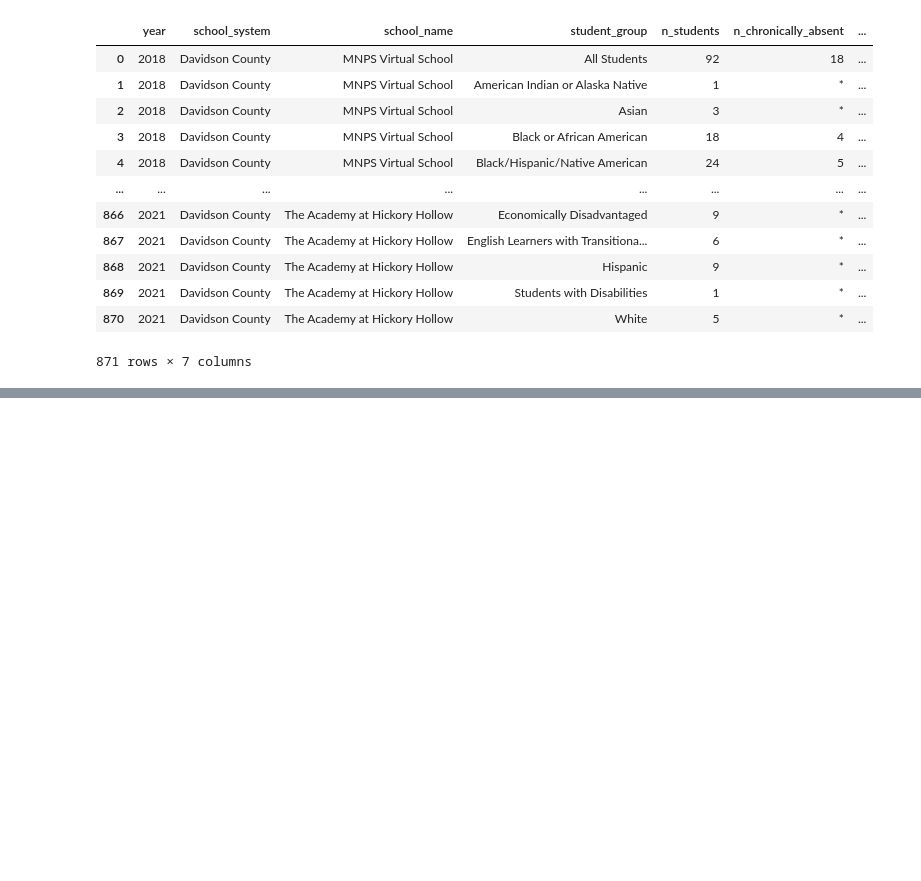
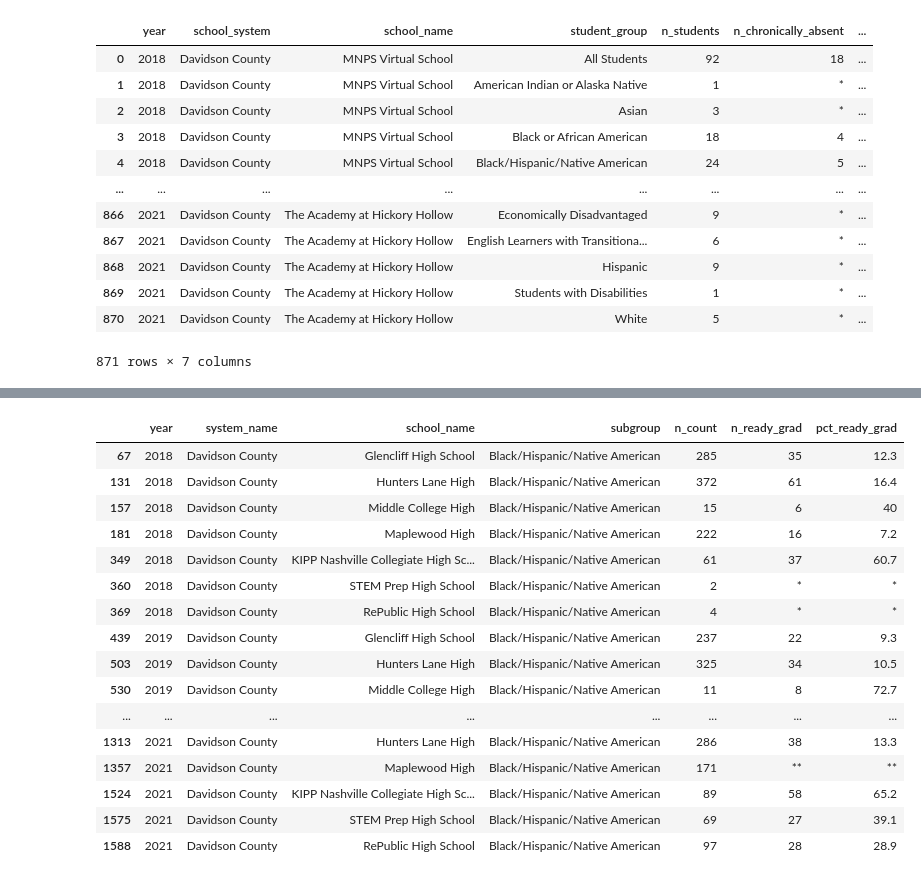
Before and after one commit to mawonuga121/ohtobeascholar, a Jupyter notebook: Awonuga_DSC4900.ipynb, the cells around one changed output, grey strips where cells are left out. Saved outputs shown, nothing was run; the diff lists cells and outputs as text; code cells hidden in the pictures; blank space fills up the shorter version.

```diff
--- a/Awonuga_DSC4900.ipynb
+++ b/Awonuga_DSC4900.ipynb
@@ -77,2 +68,3 @@ ready_grad.head(100)
 # %%
-new_readygrad=ready_grad.loc[ready_grad['school_name'].isin(["KIPP Nashville Collegiate High School", "Maplewood High", "RePublic High School", "Hunters Lane High", "STEM Prep High School", "Glencliff High", "Knowledge Academy", "Middle College High", "Cane Ridge High", "Early College High School"])]
+new_readygrad=ready_grad.loc[ready_grad['school_name'].isin(["KIPP Nashville Collegiate High School", "Maplewood High", "RePublic High School", "Hunters Lane High", "STEM Prep High School", "Glencliff High School", "Middle College High", "Early College High School"])]
+new_readygrad
@@ -143,0 +146,21 @@ act_benchmarks_df
+# %%
+demograph_grad=new_readygrad.loc[new_readygrad['subgroup'].isin(['Black/Hispanic/Native American'])]
+demograph_grad
+# %% [output]
+|  | year | system_name | school_name | subgroup | n_count | n_ready_grad | pct_ready_grad |
+| 67 | 2018 | Davidson County | Glencliff High School | Black/Hispanic/Native American | 285 | 35 | 12.3 |
+| 131 | 2018 | Davidson County | Hunters Lane High | Black/Hispanic/Native American | 372 | 61 | 16.4 |
+| 157 | 2018 | Davidson County | Middle College High | Black/Hispanic/Native American | 15 | 6 | 40 |
+| 181 | 2018 | Davidson County | Maplewood High | Black/Hispanic/Native American | 222 | 16 | 7.2 |
+| 349 | 2018 | Davidson County | KIPP Nashville Collegiate High Sc... | Black/Hispanic/Native American | 61 | 37 | 60.7 |
+| 360 | 2018 | Davidson County | STEM Prep High School | Black/Hispanic/Native American | 2 | * | * |
+| 369 | 2018 | Davidson County | RePublic High School | Black/Hispanic/Native American | 4 | * | * |
+| 439 | 2019 | Davidson County | Glencliff High School | Black/Hispanic/Native American | 237 | 22 | 9.3 |
+| 503 | 2019 | Davidson County | Hunters Lane High | Black/Hispanic/Native American | 325 | 34 | 10.5 |
+| 530 | 2019 | Davidson County | Middle College High | Black/Hispanic/Native American | 11 | 8 | 72.7 |
+| ... | ... | ... | ... | ... | ... | ... | ... |
+| 1313 | 2021 | Davidson County | Hunters Lane High | Black/Hispanic/Native American | 286 | 38 | 13.3 |
+| 1357 | 2021 | Davidson County | Maplewood High | Black/Hispanic/Native American | 171 | ** | ** |
+| 1524 | 2021 | Davidson County | KIPP Nashville Collegiate High Sc... | Black/Hispanic/Native American | 89 | 58 | 65.2 |
+| 1575 | 2021 | Davidson County | STEM Prep High School | Black/Hispanic/Native American | 69 | 27 | 39.1 |
+| 1588 | 2021 | Davidson County | RePublic High School | Black/Hispanic/Native American | 97 | 28 | 28.9 |
```
Also changed, not shown: parts of 26 cells of this notebook.
